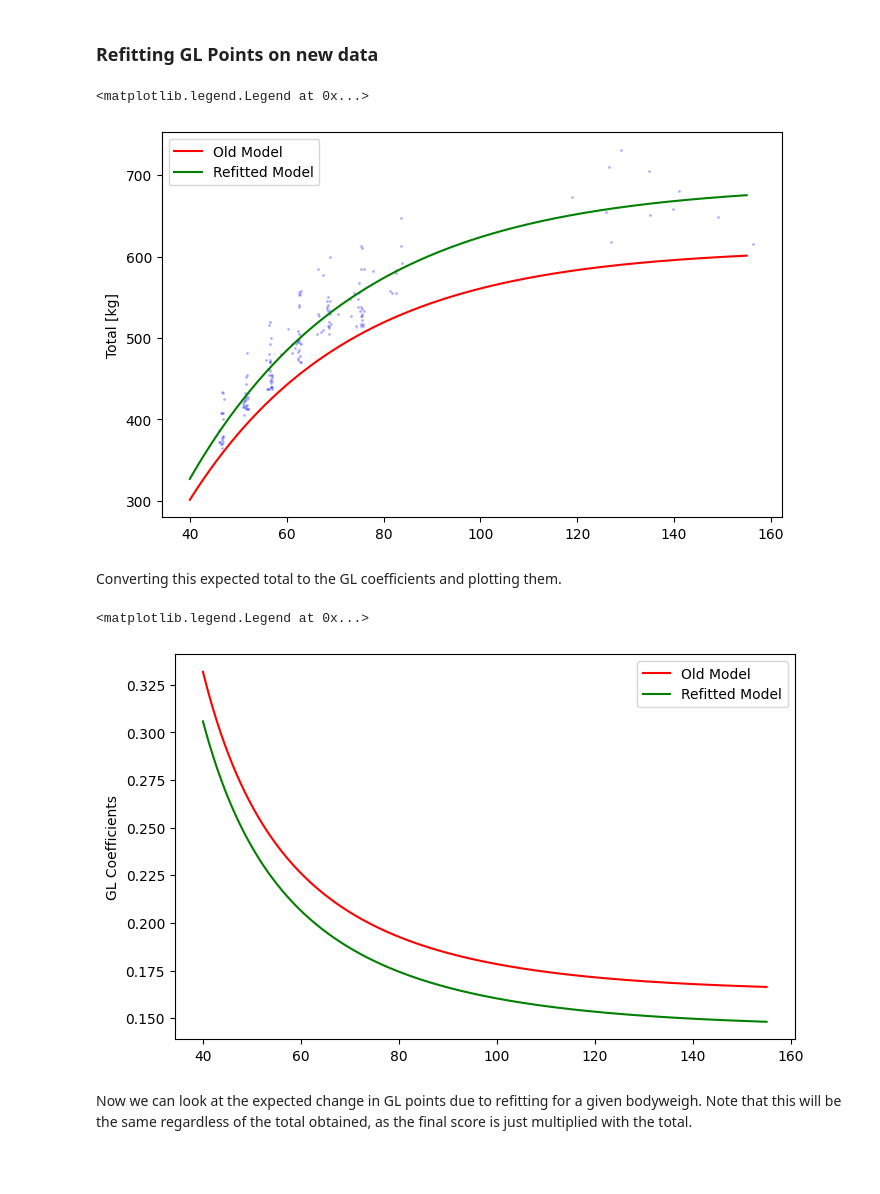
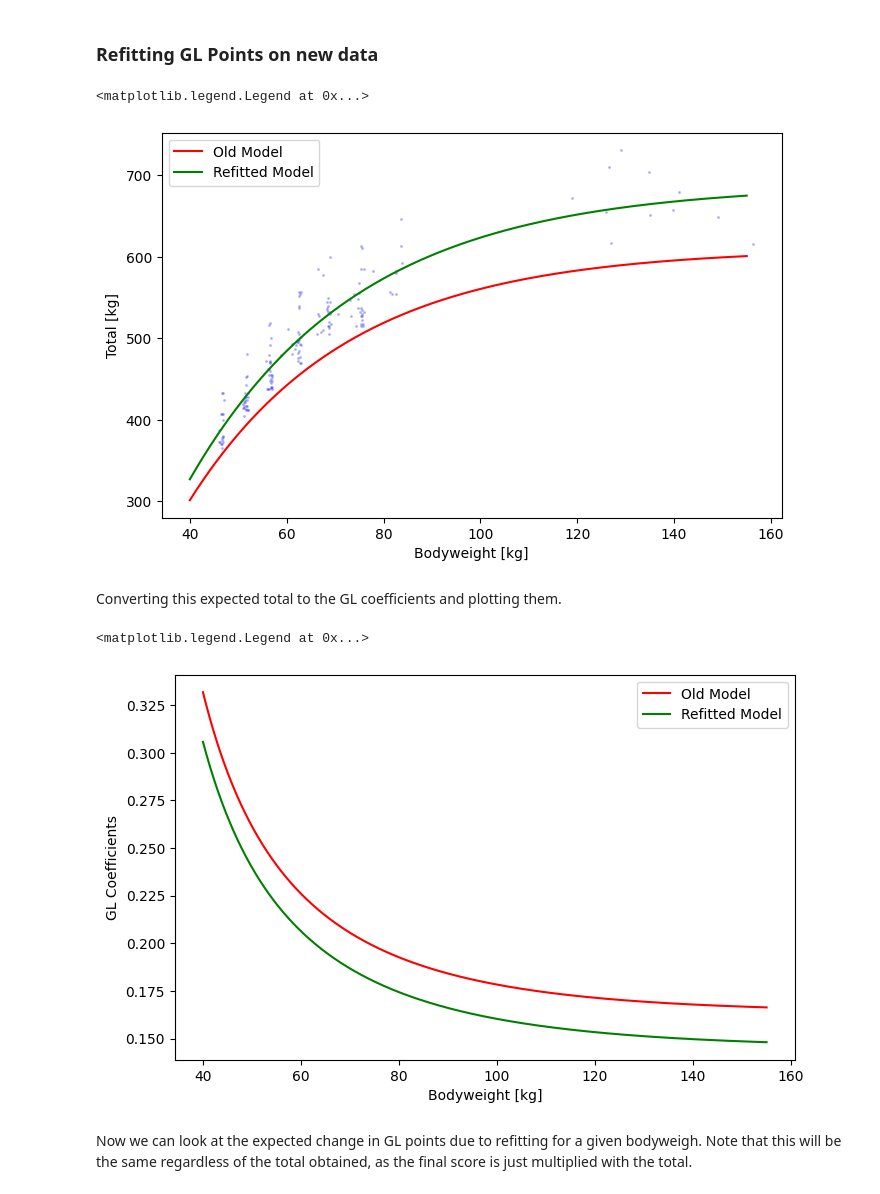
Before and after one commit to JoeryWesseling/RecalibratingIPFPoints, a Jupyter notebook: Refitting IPF Points/GL Points Refitting & Analysis Female.ipynb, the cells around one changed output. Cells and saved outputs as stored; diff of their text form; code cells hidden in the pictures; blank space fills up the shorter version.

Commit message:
added BW tag to plots + saved as images

```diff
--- a/Refitting IPF Points/GL Points Refitting & Analysis Female.ipynb
+++ b/Refitting IPF Points/GL Points Refitting & Analysis Female.ipynb
@@ -24,13 +24,14 @@ new_coef = popt
 # %%
 plt.figure(figsize=(8, 5))
 plt.plot(bwts, ipf_formula(bwts, *old_coef), c = 'r', label='Old Model')
 plt.plot(bwts, ipf_formula(bwts, *new_coef),  c = 'g', label='Refitted Model')
 plt.scatter(data['BodyweightKg'].values, data['TotalKg'], alpha=0.2, s = 1.5, color="blue")
 plt.ylabel("Total [kg]")
+plt.xlabel("Bodyweight [kg]")
 plt.legend()
 # %% [output]
 <matplotlib.legend.Legend at 0x...>
-[figure, old version]
+[figure, new version]
 # %% [markdown]
 Converting this expected total to the GL coefficients and plotting them.
 # %%
@@ -38,10 +39,11 @@ plt.figure(figsize=(8, 5))
 plt.plot(bwts, 100 / ipf_formula(bwts, *old_coef), c = 'r', label='Old Model')
 plt.plot(bwts, 100 / ipf_formula(bwts, *new_coef),  c = 'g', label='Refitted Model')
 plt.ylabel("GL Coefficients")
+plt.xlabel("Bodyweight [kg]")
 plt.legend()
 # %% [output]
 <matplotlib.legend.Legend at 0x...>
-[figure, old version]
+[figure, new version]
 # %% [markdown]
 Now we can look at the expected change in GL points due to refitting for a given bodyweigh. Note that this will be the same regardless of the total obtained, as the final score is just multiplied with the total.
 # %%
```
Also changed, not shown: 5 other files.
